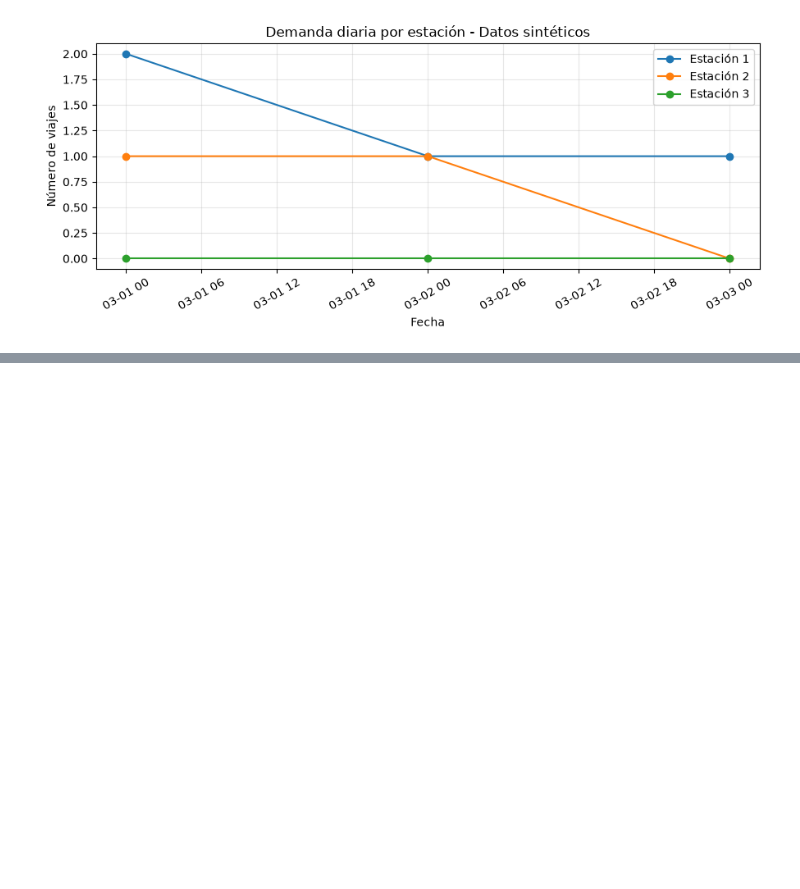
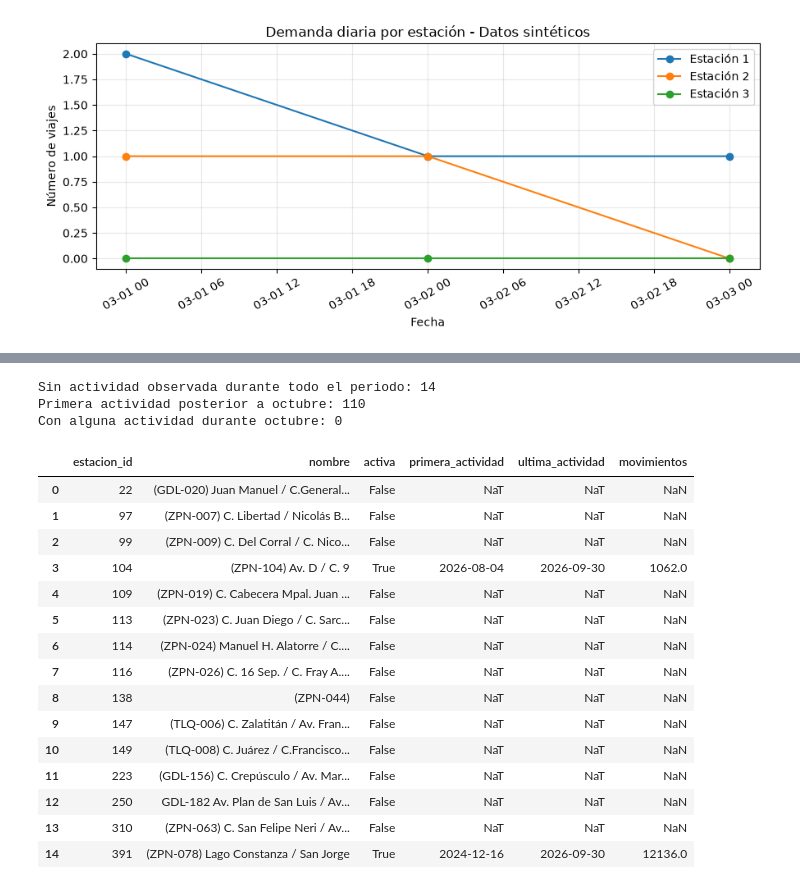
Before and after one commit to CristhianHernandez/TC5061-Proyecto-Equipo16, a Jupyter notebook: notebooks/1.0-hh2-exploracion-viajes.ipynb, the cells around one changed output, grey strips where cells are left out. Drawn from its saved outputs; the diff is of its cells as text; code cells hidden in the pictures; blank space fills up the shorter version.

```diff
--- a/notebooks/1.0-hh2-exploracion-viajes.ipynb
+++ b/notebooks/1.0-hh2-exploracion-viajes.ipynb
@@ -251,0 +765,14 @@ plt.show()
+# %%
+# ---- Prueba de demanda diaria: octubre de 2024 ---- #
+
+df_demanda_octubre = demanda_diaria(
+    viajes=df_viajes_limpio,
+    estaciones=estaciones_reales,
+    fecha_inicio="2024-10-01",
+    fecha_fin="2024-10-31"
+)
+
+print("Registros:", f"{len(df_demanda_octubre):,}")
+print("Demanda total:", f"{df_demanda_octubre['demanda'].sum():,}")
+
+display(df_demanda_octubre.head(10))
@@ -251,0 +937,65 @@ plt.show()
+# %%
+# ---- Estaciones sin salidas en octubre ---- #
+
+ids_sin_salidas = (
+    df_demanda_octubre
+    .groupby("estacion_id")["demanda"]
+    .sum()
+    .loc[lambda x: x == 0]
+    .index
+)
+
+revision_estaciones = (
+    estaciones_reales[["estacion_id", "nombre", "activa"]]
+    .loc[
+        lambda df: df["estacion_id"].isin(ids_sin_salidas)
+    ]
+    .merge(
+        df_actividad_estaciones,
+        on="estacion_id",
+        how="left"
+    )
+)
+
+print(
+    "Sin actividad observada durante todo el periodo:",
+    revision_estaciones["primera_actividad"].isna().sum()
+)
+
+print(
+    "Primera actividad posterior a octubre:",
+    (
+        revision_estaciones["primera_actividad"]
+        > pd.Timestamp("2024-10-31")
+    ).sum()
+)
+
+print(
+    "Con alguna actividad durante octubre:",
+    (
+        revision_estaciones["primera_actividad"].le("2024-10-31")
+        & revision_estaciones["ultima_actividad"].ge("2024-10-01")
+    ).sum()
+)
+
+display(revision_estaciones.head(15))
+# %% [output]
+Sin actividad observada durante todo el periodo: 14
+Primera actividad posterior a octubre: 110
+Con alguna actividad durante octubre: 0
+|  | estacion_id | nombre | activa | primera_actividad | ultima_actividad | movimientos |
+| 0 | 22 | (GDL-020) Juan Manuel / C.General... | False | NaT | NaT | NaN |
+| 1 | 97 | (ZPN-007) C. Libertad / Nicolás B... | False | NaT | NaT | NaN |
+| 2 | 99 | (ZPN-009) C. Del Corral / C. Nico... | False | NaT | NaT | NaN |
+| 3 | 104 | (ZPN-104) Av. D / C. 9 | True | 2026-08-04 | 2026-09-30 | 1062.0 |
+| 4 | 109 | (ZPN-019) C. Cabecera Mpal. Juan ... | False | NaT | NaT | NaN |
+| 5 | 113 | (ZPN-023) C. Juan Diego / C. Sarc... | False | NaT | NaT | NaN |
+| 6 | 114 | (ZPN-024) Manuel H. Alatorre / C.... | False | NaT | NaT | NaN |
+| 7 | 116 | (ZPN-026) C. 16 Sep. / C. Fray A.... | False | NaT | NaT | NaN |
+| 8 | 138 | (ZPN-044) | False | NaT | NaT | NaN |
+| 9 | 147 | (TLQ-006) C. Zalatitán / Av. Fran... | False | NaT | NaT | NaN |
+| 10 | 149 | (TLQ-008) C. Juárez / C.Francisco... | False | NaT | NaT | NaN |
+| 11 | 223 | (GDL-156) C. Crepúsculo / Av. Mar... | False | NaT | NaT | NaN |
+| 12 | 250 | GDL-182 Av. Plan de San Luis / Av... | False | NaT | NaT | NaN |
+| 13 | 310 | (ZPN-063) C. San Felipe Neri / Av... | False | NaT | NaT | NaN |
+| 14 | 391 | (ZPN-078) Lago Constanza / San Jorge | True | 2024-12-16 | 2026-09-30 | 12136.0 |
```
Also changed, not shown: parts of 52 cells of this notebook, 2 other files.
